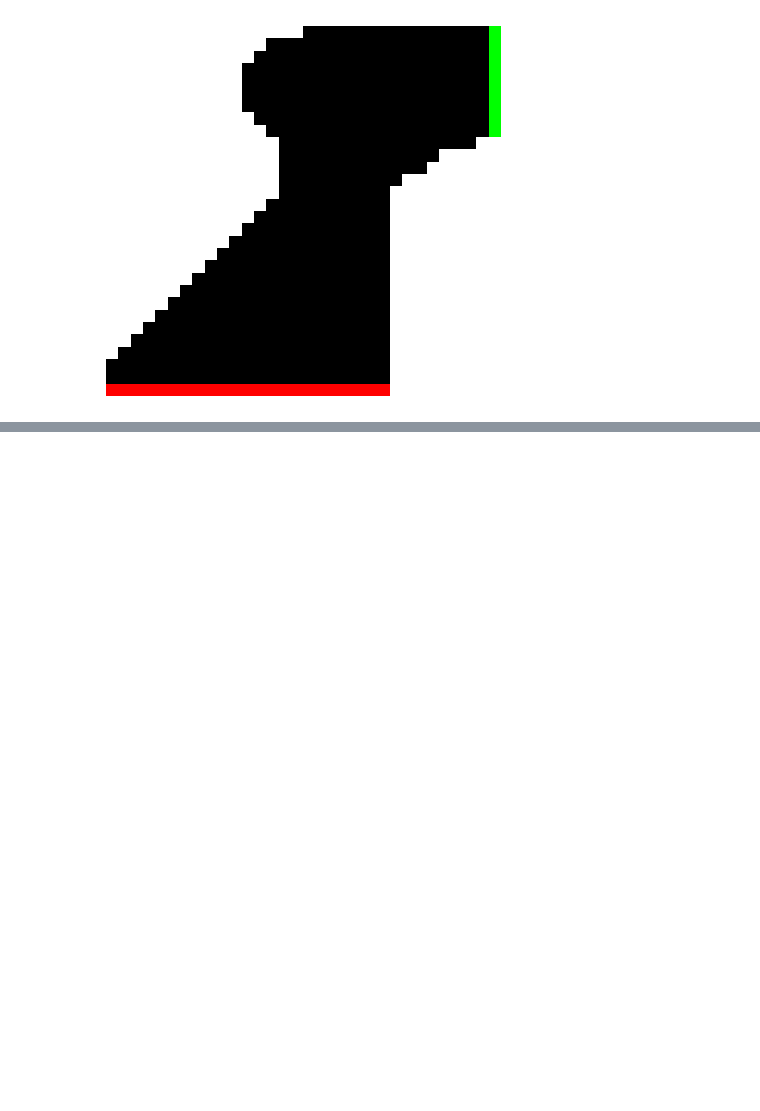
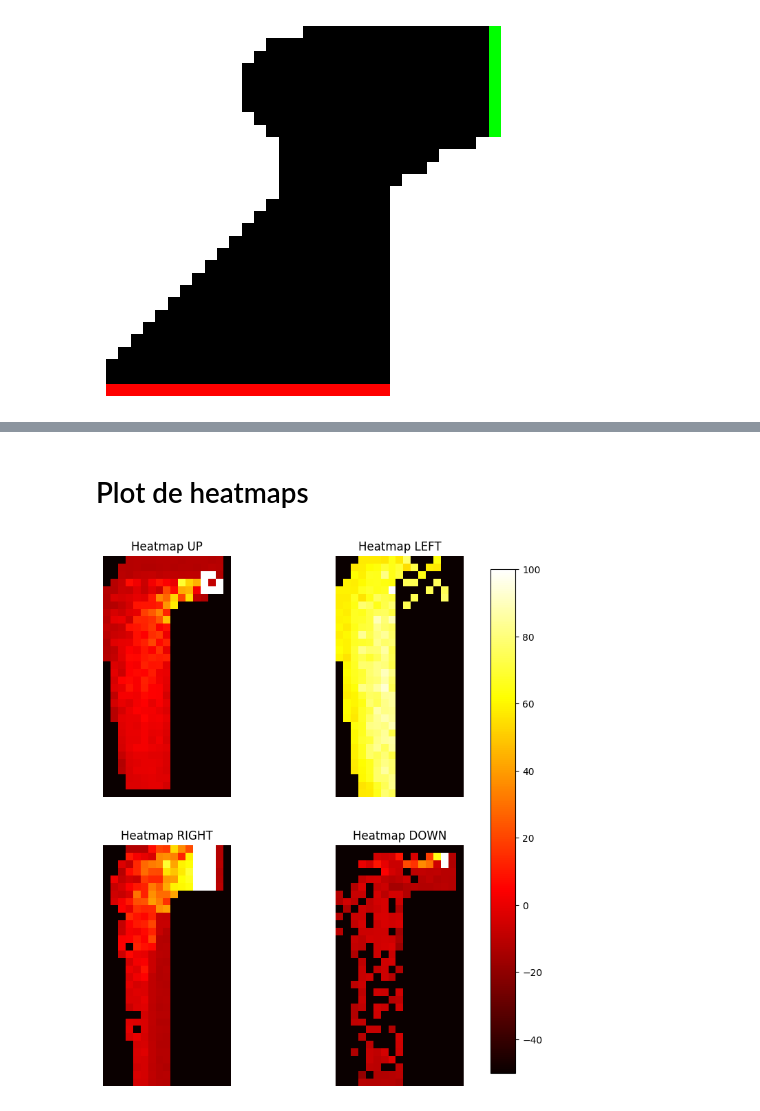
Before and after one commit to JaJeJoTor/io-practica2, a Jupyter notebook: implementacion objetos.ipynb, the cells around one changed output, grey strips where cells are left out. Saved outputs shown, nothing was run; the diff lists cells and outputs as text; code cells hidden in the pictures; blank space fills up the shorter version.

```diff
--- a/implementacion objetos.ipynb
+++ b/implementacion objetos.ipynb
@@ -596,0 +826,53 @@ plt.show()
+# %% [markdown]
+# Plot de heatmaps
+# %%
+def plot_heatmaps(agent : Eps_soft_policy_agent, tablero : Tablero):
+
+    fig, ax = plt.subplots(2, 2, figsize=(10, 10))
+    ax = ax.flatten()
+
+    q_table = agent.Q_table.Q_table
+
+    for n_plot, dir in enumerate([(-1, 0), (0, -1), (0, 1), (1, 0)]):
+        v_dir, h_dir = dir
+
+        img = np.zeros((tablero.rows, tablero.columns), dtype=float)
+
+        match v_dir, h_dir:
+            case (-1, 0):
+                title = "Heatmap UP"
+                speed_v_idx = slice(0, 5)
+                speed_h_idx = slice(0, 11)
+            case (0, -1):
+                title = "Heatmap LEFT"
+                speed_v_idx = slice(0, 11)
+                speed_h_idx = slice(0, 5)
+            case (0, 1):
+                title = "Heatmap RIGHT"
+                speed_v_idx = slice(0, 11)
+                speed_h_idx = slice(6, 11)
+            case (1, 0):
+                title = "Heatmap DOWN"
+                speed_v_idx = slice(6, 11)
+                speed_h_idx = slice(0, 11)
+
+
+        a_v = v_dir + 1
+        a_h = h_dir + 1
+
+        for i in range(img.shape[0]):
+            for j in range(img.shape[1]):
+                q_values = q_table[i, j, speed_v_idx, speed_h_idx, a_v, a_h]
+                img[i, j] = np.max(q_values)
+
+        plt.sca(ax[n_plot])
+        plt.title(title)
+        plt.axis('off')
+        im = plt.imshow(img, cmap='hot')
+
+    plt.colorbar(im, ax=ax.ravel().tolist(), shrink=0.95)
+    plt.show()
+
+plot_heatmaps(off_model_agent, t2)
+# %% [output]
+[figure, added]
```
Also changed, not shown: parts of 48 cells of this notebook.
